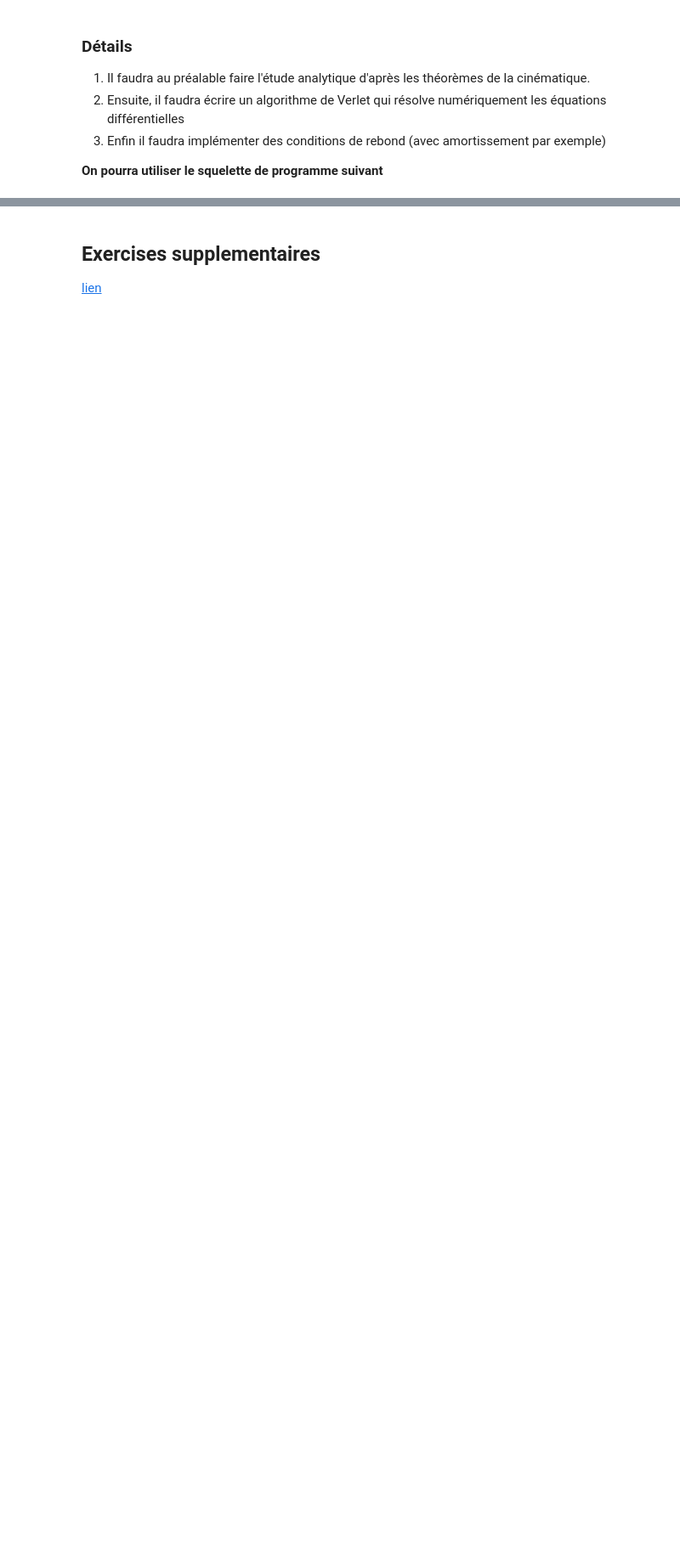
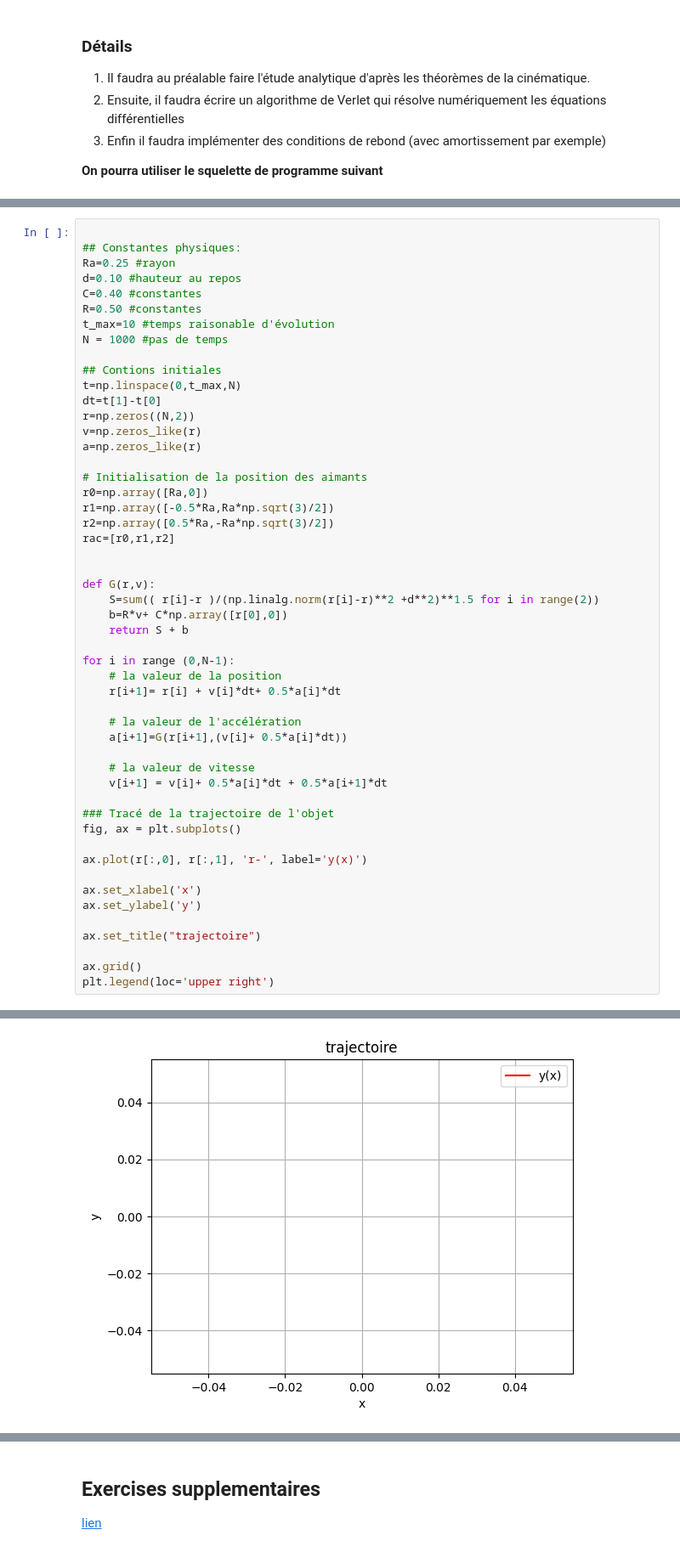
Before and after one commit to aetabdou97/tp3_comp_num, a Jupyter notebook: 03_Resoudre_des_equations_differentielles_enonce.ipynb, the cells around one changed output, grey strips where cells are left out. Shown at 85% size. Drawn from its saved outputs; the diff is of its cells as text; blank space fills up the shorter version.

```diff
--- a/03_Resoudre_des_equations_differentielles_enonce.ipynb
+++ b/03_Resoudre_des_equations_differentielles_enonce.ipynb
@@ -368,3 +377,55 @@ Pour cela il faudra légèrement modifier le programme pour l'accélérer un peu
 **Structure fractale**
 1. On ne peut pas augmenter indéfiniment la résolution. Par contre on peut déplacer et réduire la fenêtre $(x,y)\in[0.25;0.45]\times[0.25;0.45]$ pour zoomer sur des partie intéressantes.
 2. Étudier comment évoluent les figures en fonction du zoom.
+# %%
+
+## Constantes physiques:
+Ra=0.25 #rayon
+d=0.10 #hauteur au repos
+C=0.40 #constantes
+R=0.50 #constantes
+t_max=10 #temps raisonable d'évolution
+N = 1000 #pas de temps
+
+## Contions initiales
+t=np.linspace(0,t_max,N)
+dt=t[1]-t[0]
+r=np.zeros((N,2))
+v=np.zeros_like(r)
+a=np.zeros_like(r)
+
+# Initialisation de la position des aimants
+r0=np.array([Ra,0])
+r1=np.array([-0.5*Ra,Ra*np.sqrt(3)/2])
+r2=np.array([0.5*Ra,-Ra*np.sqrt(3)/2])
+rac=[r0,r1,r2]
+
+
+def G(r,v):
+    S=sum(( r[i]-r )/(np.linalg.norm(r[i]-r)**2 +d**2)**1.5 for i in range(2))
+    b=R*v+ C*np.array([r[0],0])
+    return S + b
+
+for i in range (0,N-1):
+    # la valeur de la position
+    r[i+1]= r[i] + v[i]*dt+ 0.5*a[i]*dt
+
+    # la valeur de l'accélération
+    a[i+1]=G(r[i+1],(v[i]+ 0.5*a[i]*dt))
+
+    # la valeur de vitesse
+    v[i+1] = v[i]+ 0.5*a[i]*dt + 0.5*a[i+1]*dt
+
+### Tracé de la trajectoire de l'objet
+fig, ax = plt.subplots()
+
+ax.plot(r[:,0], r[:,1], 'r-', label='y(x)')
+
+ax.set_xlabel('x')
+ax.set_ylabel('y')
+
+ax.set_title("trajectoire")
+
+ax.grid()
+plt.legend(loc='upper right')
+# %% [output]
@@ -371,3 +433,4 @@ Pour cela il faudra légèrement modifier le programme pour l'accélérer un peu
+[figure, added]
 # %% [markdown]
 **Structure fractale**
 On fera apparaitre des strctures fractales de la forme suivante
```
Also changed, not shown: parts of 2 cells of this notebook.
